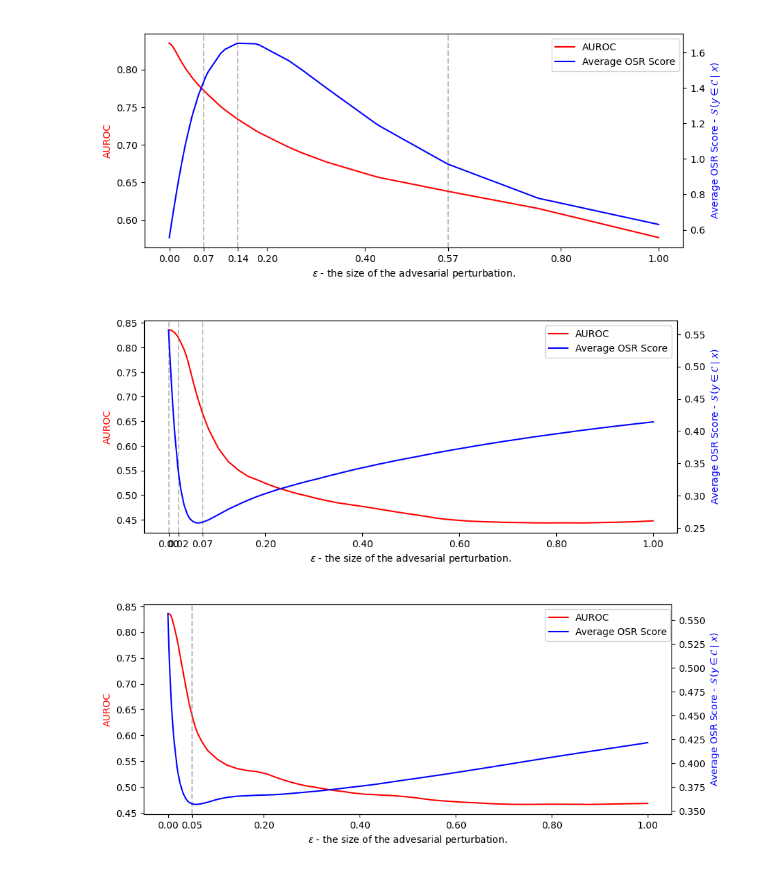
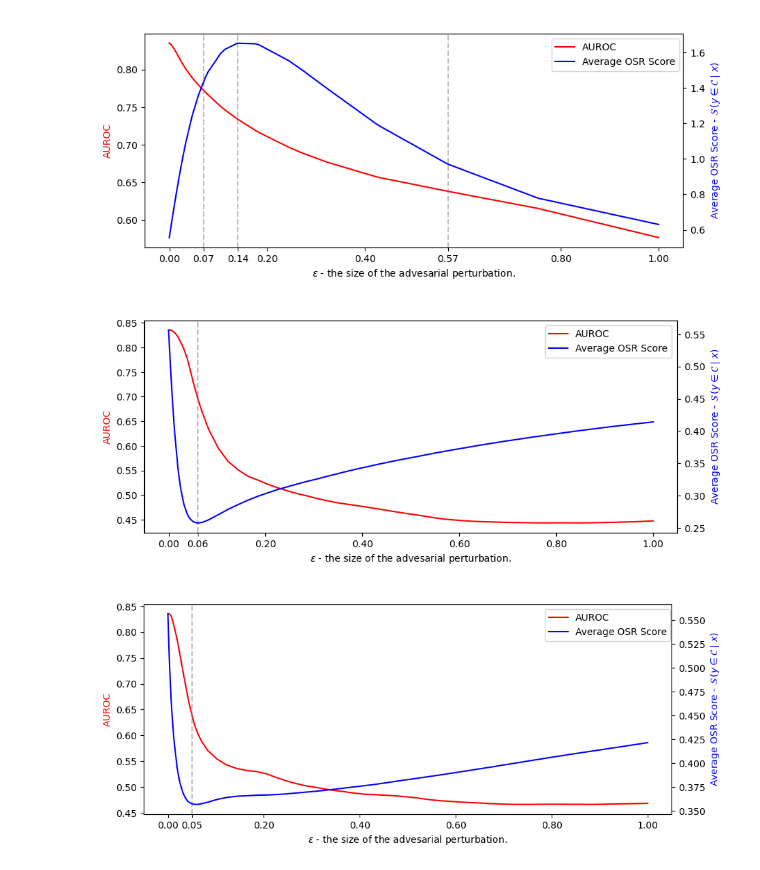
Before and after one commit to krellemand/bachelor_project, a Jupyter notebook: notebooks/visualizing_adv_attacks.ipynb, the cells around one changed output. Cells and saved outputs as stored; diff of their text form; code cells hidden in the pictures.

```diff
--- a/notebooks/visualizing_adv_attacks.ipynb
+++ b/notebooks/visualizing_adv_attacks.ipynb
@@ -139,10 +65,10 @@ eps_exp_1.show_and_save()
 # %% [output]
 [figure]
 # %%
-eps_exp_2 = eps_experiment_plot(add_zoom=False)
+eps_exp_2 = EpsExperimentPlot(add_zoom=False)
 eps_exp_2.load_and_add_to_eps_plot(root_dir + 'logits/tinyimagenet/fp/fgsm/two_norm/', 0, True)
-eps_exp_2.set_legend_and_highlight_eps([3, 15, 25], legend_loc=(0.71,0.8))
+eps_exp_2.set_legend_and_highlight_eps([23], legend_loc=(0.71,0.8))
 eps_exp_2.show_and_save()
 # %% [output]
-[figure, old version]
+[figure, new version]
 # %%
```
Also changed, not shown: parts of 12 cells of this notebook, 3 other files.
